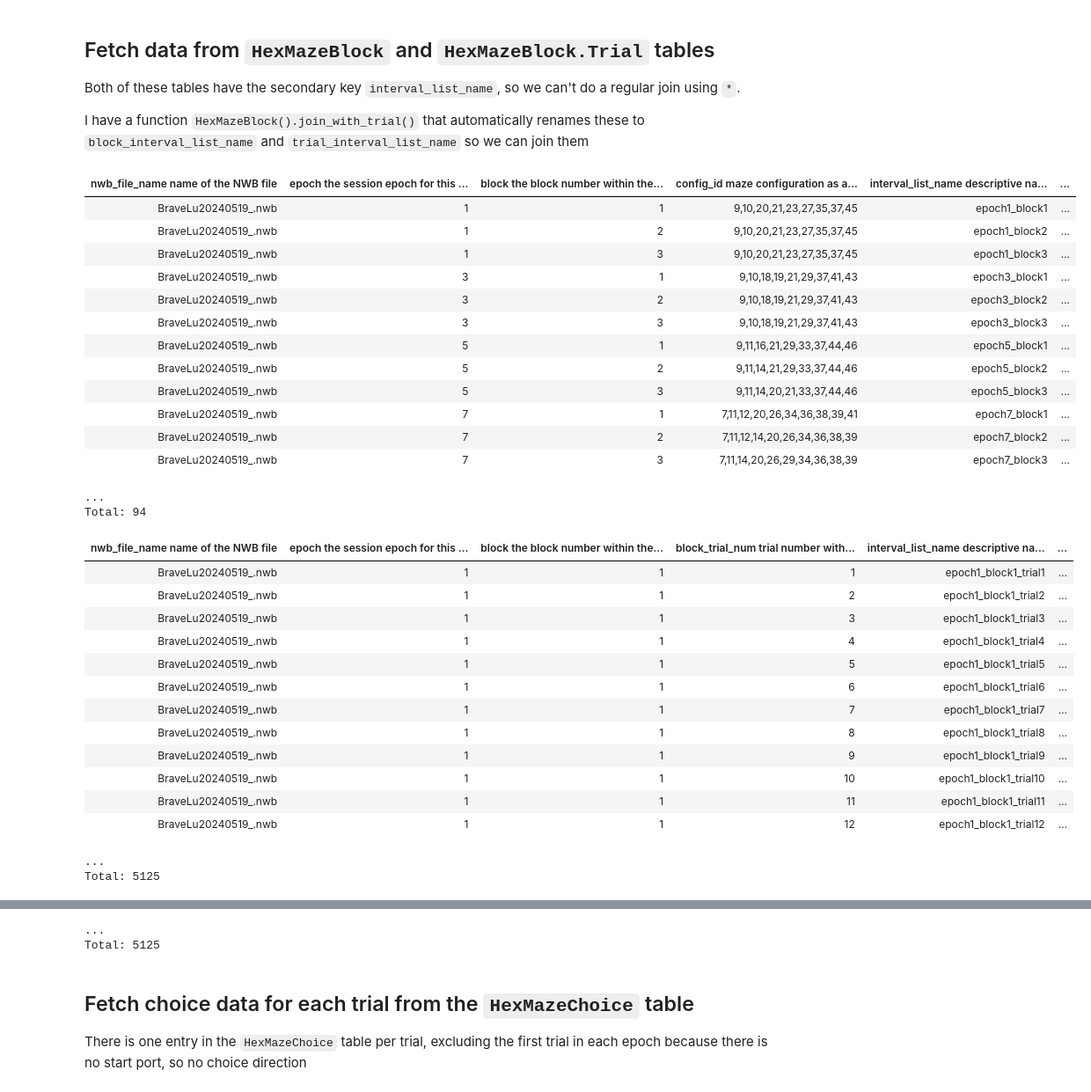
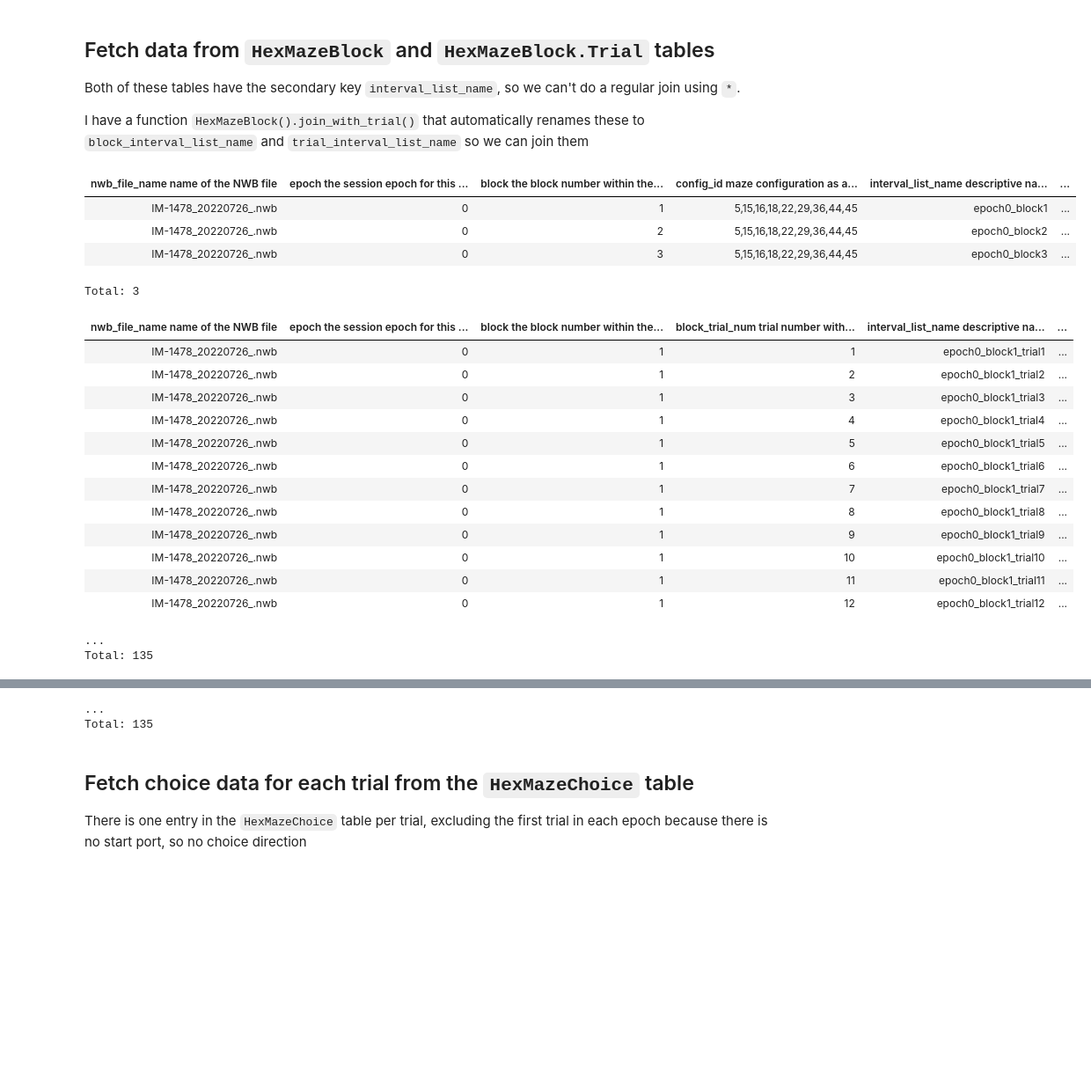
Before and after one commit to calderast/Hex-maze-spyglass, a Jupyter notebook: Fetching_Data.ipynb, the cells around one changed output, grey strips where cells are left out. Shown at 88% size. Cells and saved outputs as stored; diff of their text form; code cells hidden in the pictures; blank space fills up the shorter version.

```diff
--- a/Fetching_Data.ipynb
+++ b/Fetching_Data.ipynb
@@ -6,4 +6,7 @@ import spyglass.position as sgp
 import spyglass.data_import as sgi
 
 from hexmaze import plot_hex_maze
-from hex_maze_behavior import HexMazeBlock, HexPosition, HexPath, HexMazeChoice
+from hex_maze_behavior import HexMazeBlock, HexPosition, HexPath, HexMazeChoice, HexMazeTrialHistory
+
+nwb_file_name = 'IM-1478_20220726_.nwb'
+nwb_key = {"nwb_file_name" : nwb_file_name}
@@ -16,43 +21,33 @@ I have a function `HexMazeBlock().join_with_trial()` that automatically renames
 # %%
 from hex_maze_behavior import HexMazeBlock
 
 # block table
-display(HexMazeBlock())
+display(HexMazeBlock() & nwb_key)
 
 # trial table
-display(HexMazeBlock.Trial())
+display(HexMazeBlock.Trial() & nwb_key)
 
 # block + trial table !
-display(HexMazeBlock().join_with_trial())
+display(HexMazeBlock().join_with_trial() & nwb_key)
 # %% [output]
 | nwb_file_name name of the NWB file | epoch the session epoch for this ... | block the block number within the... | config_id maze configuration as a... | interval_list_name descriptive na... | ... |
-| BraveLu20240519_.nwb | 1 | 1 | 9,10,20,21,23,27,35,37,45 | epoch1_block1 | ... |
-| BraveLu20240519_.nwb | 1 | 2 | 9,10,20,21,23,27,35,37,45 | epoch1_block2 | ... |
-| BraveLu20240519_.nwb | 1 | 3 | 9,10,20,21,23,27,35,37,45 | epoch1_block3 | ... |
-| BraveLu20240519_.nwb | 3 | 1 | 9,10,18,19,21,29,37,41,43 | epoch3_block1 | ... |
-| BraveLu20240519_.nwb | 3 | 2 | 9,10,18,19,21,29,37,41,43 | epoch3_block2 | ... |
-| BraveLu20240519_.nwb | 3 | 3 | 9,10,18,19,21,29,37,41,43 | epoch3_block3 | ... |
-| BraveLu20240519_.nwb | 5 | 1 | 9,11,16,21,29,33,37,44,46 | epoch5_block1 | ... |
-| BraveLu20240519_.nwb | 5 | 2 | 9,11,14,21,29,33,37,44,46 | epoch5_block2 | ... |
-| BraveLu20240519_.nwb | 5 | 3 | 9,11,14,20,21,33,37,44,46 | epoch5_block3 | ... |
-| BraveLu20240519_.nwb | 7 | 1 | 7,11,12,20,26,34,36,38,39,41 | epoch7_block1 | ... |
-| BraveLu20240519_.nwb | 7 | 2 | 7,11,12,14,20,26,34,36,38,39 | epoch7_block2 | ... |
-| BraveLu20240519_.nwb | 7 | 3 | 7,11,14,20,26,29,34,36,38,39 | epoch7_block3 | ... |
+| IM-1478_20220726_.nwb | 0 | 1 | 5,15,16,18,22,29,36,44,45 | epoch0_block1 | ... |
+| IM-1478_20220726_.nwb | 0 | 2 | 5,15,16,18,22,29,36,44,45 | epoch0_block2 | ... |
+| IM-1478_20220726_.nwb | 0 | 3 | 5,15,16,18,22,29,36,44,45 | epoch0_block3 | ... |
-...
-Total: 94
+Total: 3
 | nwb_file_name name of the NWB file | epoch the session epoch for this ... | block the block number within the... | block_trial_num trial number with... | interval_list_name descriptive na... | ... |
-| BraveLu20240519_.nwb | 1 | 1 | 1 | epoch1_block1_trial1 | ... |
-| BraveLu20240519_.nwb | 1 | 1 | 2 | epoch1_block1_trial2 | ... |
-| BraveLu20240519_.nwb | 1 | 1 | 3 | epoch1_block1_trial3 | ... |
-| BraveLu20240519_.nwb | 1 | 1 | 4 | epoch1_block1_trial4 | ... |
-| BraveLu20240519_.nwb | 1 | 1 | 5 | epoch1_block1_trial5 | ... |
-| BraveLu20240519_.nwb | 1 | 1 | 6 | epoch1_block1_trial6 | ... |
-| BraveLu20240519_.nwb | 1 | 1 | 7 | epoch1_block1_trial7 | ... |
-| BraveLu20240519_.nwb | 1 | 1 | 8 | epoch1_block1_trial8 | ... |
-| BraveLu20240519_.nwb | 1 | 1 | 9 | epoch1_block1_trial9 | ... |
-| BraveLu20240519_.nwb | 1 | 1 | 10 | epoch1_block1_trial10 | ... |
-| BraveLu20240519_.nwb | 1 | 1 | 11 | epoch1_block1_trial11 | ... |
-| BraveLu20240519_.nwb | 1 | 1 | 12 | epoch1_block1_trial12 | ... |
+| IM-1478_20220726_.nwb | 0 | 1 | 1 | epoch0_block1_trial1 | ... |
+| IM-1478_20220726_.nwb | 0 | 1 | 2 | epoch0_block1_trial2 | ... |
+| IM-1478_20220726_.nwb | 0 | 1 | 3 | epoch0_block1_trial3 | ... |
+| IM-1478_20220726_.nwb | 0 | 1 | 4 | epoch0_block1_trial4 | ... |
+| IM-1478_20220726_.nwb | 0 | 1 | 5 | epoch0_block1_trial5 | ... |
+| IM-1478_20220726_.nwb | 0 | 1 | 6 | epoch0_block1_trial6 | ... |
+| IM-1478_20220726_.nwb | 0 | 1 | 7 | epoch0_block1_trial7 | ... |
+| IM-1478_20220726_.nwb | 0 | 1 | 8 | epoch0_block1_trial8 | ... |
+| IM-1478_20220726_.nwb | 0 | 1 | 9 | epoch0_block1_trial9 | ... |
+| IM-1478_20220726_.nwb | 0 | 1 | 10 | epoch0_block1_trial10 | ... |
+| IM-1478_20220726_.nwb | 0 | 1 | 11 | epoch0_block1_trial11 | ... |
+| IM-1478_20220726_.nwb | 0 | 1 | 12 | epoch0_block1_trial12 | ... |
 ...
-Total: 5125
+Total: 135
 | nwb_file_name name of the NWB file | epoch the session epoch for this ... | block the block number within the... | block_trial_num trial number with... | config_id maze configuration as a... | ... |
@@ -71,5 +66,5 @@ Total: 5125
 ...
-Total: 5125
+Total: 135
 # %% [markdown]
 ## Fetch choice data for each trial from the `HexMazeChoice` table
 
```
Also changed, not shown: parts of 8 cells of this notebook, 5 other files.
